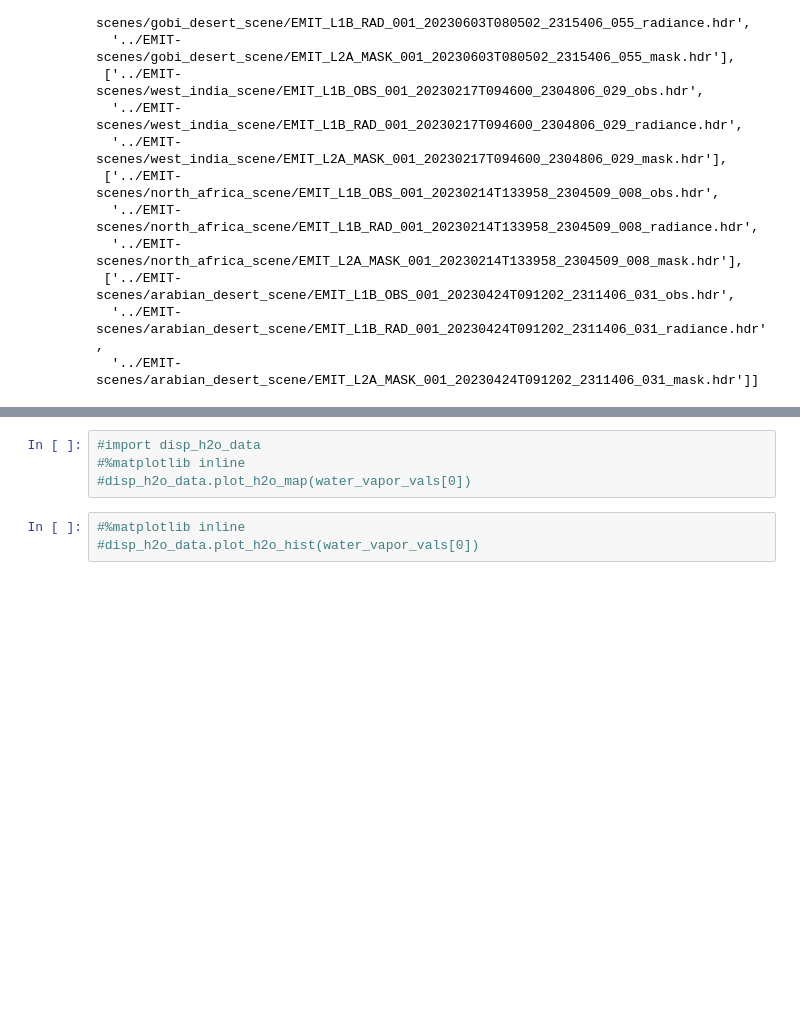
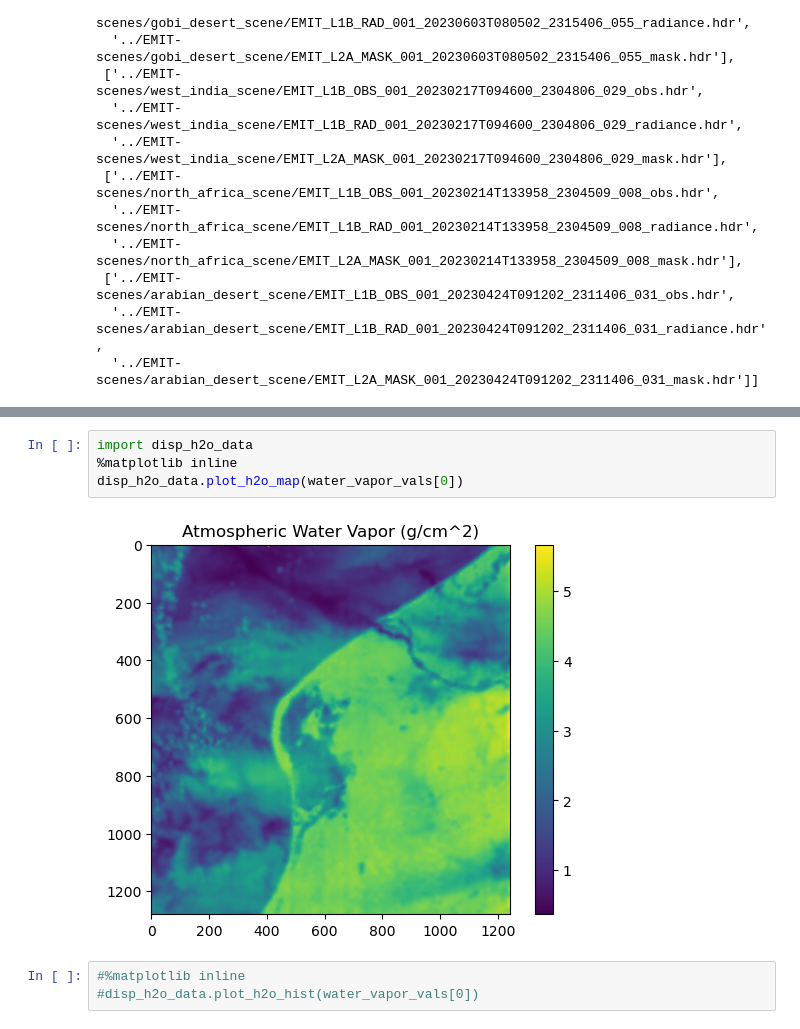
Before and after one commit to varunpatro1/water_vapor_estimation, a Jupyter notebook: basic_models.ipynb, the cells around one changed output, grey strips where cells are left out. Drawn from its saved outputs; the diff is of its cells as text; blank space fills up the shorter version.

```diff
--- a/basic_models.ipynb
+++ b/basic_models.ipynb
@@ -134,9 +134,11 @@ Executed in:  69.82987856864929  seconds
 (1280, 1242)
 (1280, 1242)
 # %%
-#import disp_h2o_data
-#%matplotlib inline
-#disp_h2o_data.plot_h2o_map(water_vapor_vals[0])
+import disp_h2o_data
+%matplotlib inline
+disp_h2o_data.plot_h2o_map(water_vapor_vals[0])
+# %% [output]
+[figure, added]
 # %%
 #%matplotlib inline
 #disp_h2o_data.plot_h2o_hist(water_vapor_vals[0])
```
Also changed, not shown: parts of 8 cells of this notebook, 2 other files.
